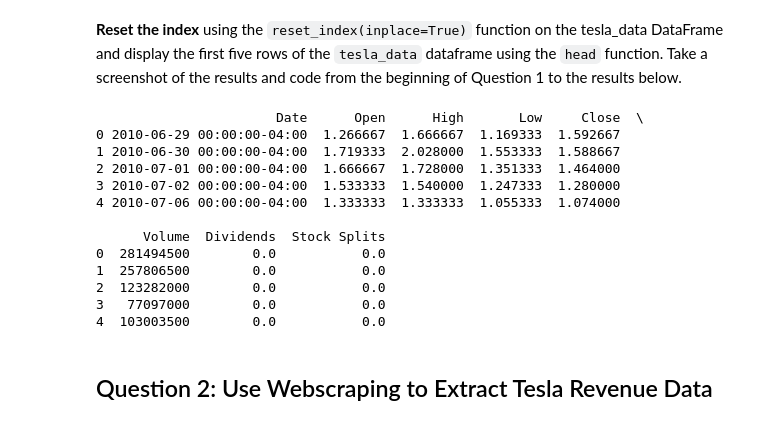
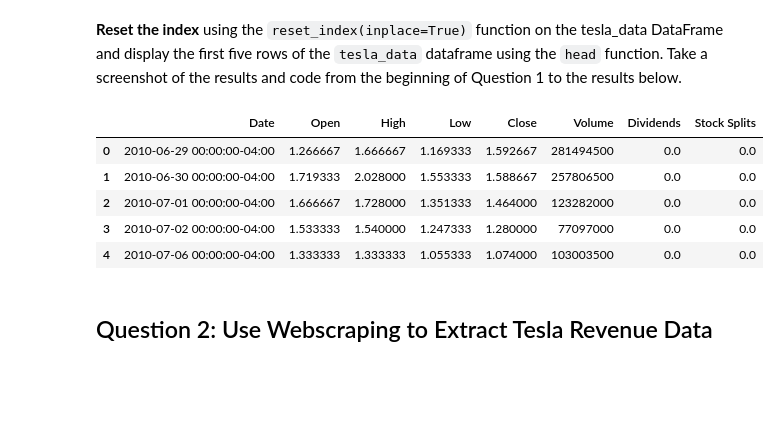
Before and after one commit to shaulamarquez/Data-Science, a Jupyter notebook: Python Project for Data Science/Final Assignment.ipynb, the cells around one changed output. Saved outputs shown, nothing was run; the diff lists cells and outputs as text; code cells hidden in the pictures; blank space fills up the shorter version.

```diff
--- a/Python Project for Data Science/Final Assignment.ipynb
+++ b/Python Project for Data Science/Final Assignment.ipynb
@@ -101,21 +101,14 @@ tesla_data = tesla_ticker.history(period="max")
 **Reset the index** using the `reset_index(inplace=True)` function on the tesla_data DataFrame and display the first five rows of the `tesla_data` dataframe using the `head` function. Take a screenshot of the results and code from the beginning of Question 1 to the results below.
 # %%
 tesla_data.reset_index(inplace=True)
-print(tesla_data.head())
+tesla_data.head()
 # %% [output]
-                       Date      Open      High       Low     Close  \
-0 2010-06-29 00:00:00-04:00  1.266667  1.666667  1.169333  1.592667
-1 2010-06-30 00:00:00-04:00  1.719333  2.028000  1.553333  1.588667
-2 2010-07-01 00:00:00-04:00  1.666667  1.728000  1.351333  1.464000
-3 2010-07-02 00:00:00-04:00  1.533333  1.540000  1.247333  1.280000
-4 2010-07-06 00:00:00-04:00  1.333333  1.333333  1.055333  1.074000
-
-      Volume  Dividends  Stock Splits
-0  281494500        0.0           0.0
-1  257806500        0.0           0.0
-2  123282000        0.0           0.0
-3   77097000        0.0           0.0
-4  103003500        0.0           0.0
+|  | Date | Open | High | Low | Close | Volume | Dividends | Stock Splits |
+| 0 | 2010-06-29 00:00:00-04:00 | 1.266667 | 1.666667 | 1.169333 | 1.592667 | 281494500 | 0.0 | 0.0 |
+| 1 | 2010-06-30 00:00:00-04:00 | 1.719333 | 2.028000 | 1.553333 | 1.588667 | 257806500 | 0.0 | 0.0 |
+| 2 | 2010-07-01 00:00:00-04:00 | 1.666667 | 1.728000 | 1.351333 | 1.464000 | 123282000 | 0.0 | 0.0 |
+| 3 | 2010-07-02 00:00:00-04:00 | 1.533333 | 1.540000 | 1.247333 | 1.280000 | 77097000 | 0.0 | 0.0 |
+| 4 | 2010-07-06 00:00:00-04:00 | 1.333333 | 1.333333 | 1.055333 | 1.074000 | 103003500 | 0.0 | 0.0 |
 # %% [markdown]
 ## Question 2: Use Webscraping to Extract Tesla Revenue Data
 # %% [markdown]
```
Also changed, not shown: parts of 3 cells of this notebook, 3 other files.
